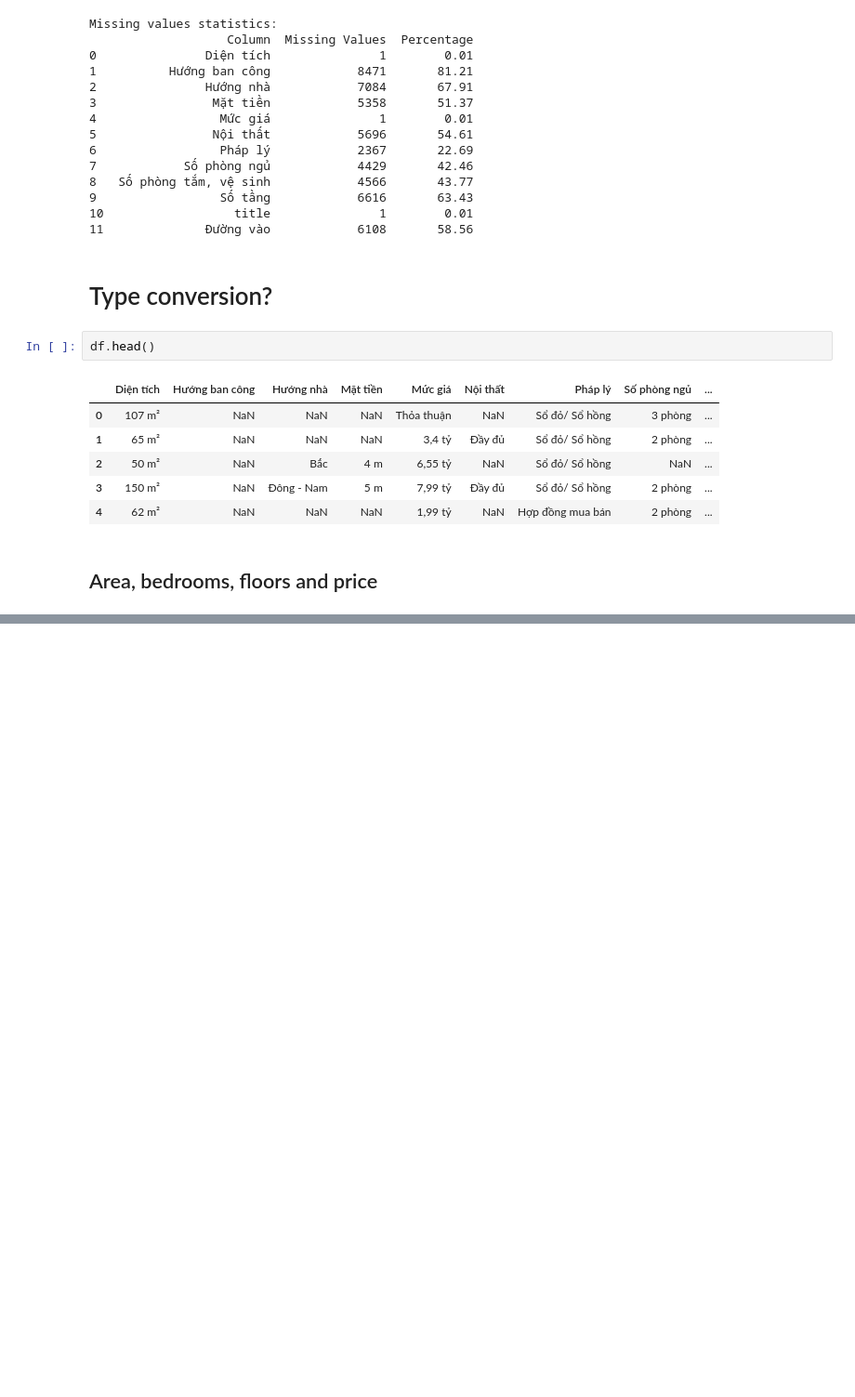
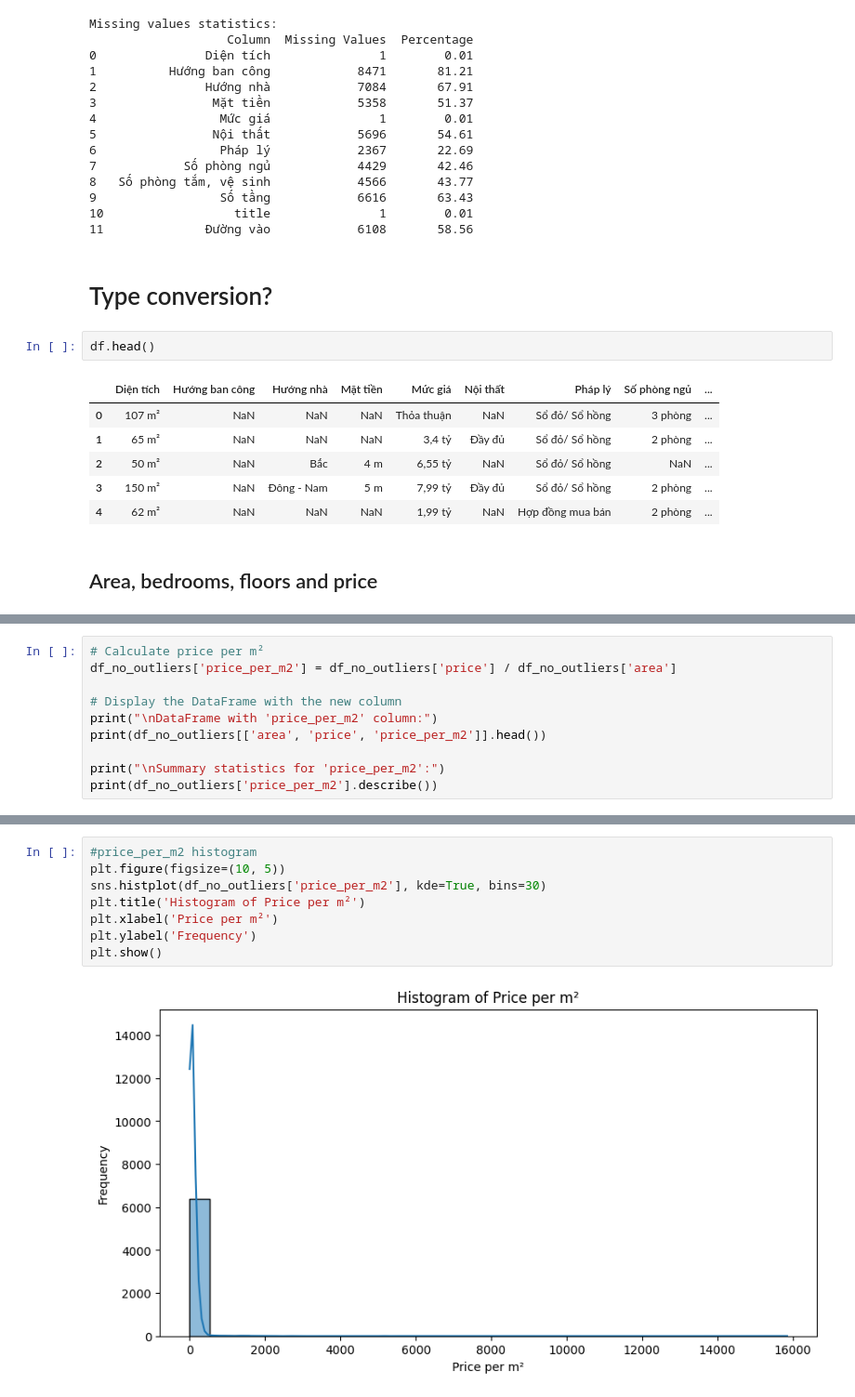
Before and after one commit to DuongDH03/RealEstate-EDA-Modeling, a Jupyter notebook: Data Exploration/Explore-batdongsan.ipynb, the cells around one changed output, grey strips where cells are left out. Shown at 93% size. Drawn from its saved outputs; the diff is of its cells as text; blank space fills up the shorter version.

```diff
--- a/Data Exploration/Explore-batdongsan.ipynb
+++ b/Data Exploration/Explore-batdongsan.ipynb
@@ -258,0 +346,10 @@ DataFrame head after numeric conversion:
+# %%
+# Calculate price per m²
+df_no_outliers['price_per_m2'] = df_no_outliers['price'] / df_no_outliers['area']
+
+# Display the DataFrame with the new column
+print("\nDataFrame with 'price_per_m2' column:")
+print(df_no_outliers[['area', 'price', 'price_per_m2']].head())
+
+print("\nSummary statistics for 'price_per_m2':")
+print(df_no_outliers['price_per_m2'].describe())
@@ -258,0 +375,10 @@ DataFrame head after numeric conversion:
+# %%
+#price_per_m2 histogram
+plt.figure(figsize=(10, 5))
+sns.histplot(df_no_outliers['price_per_m2'], kde=True, bins=30)
+plt.title('Histogram of Price per m²')
+plt.xlabel('Price per m²')
+plt.ylabel('Frequency')
+plt.show()
+# %% [output]
+[figure, added]
```
Also changed, not shown: parts of 10 cells of this notebook.
